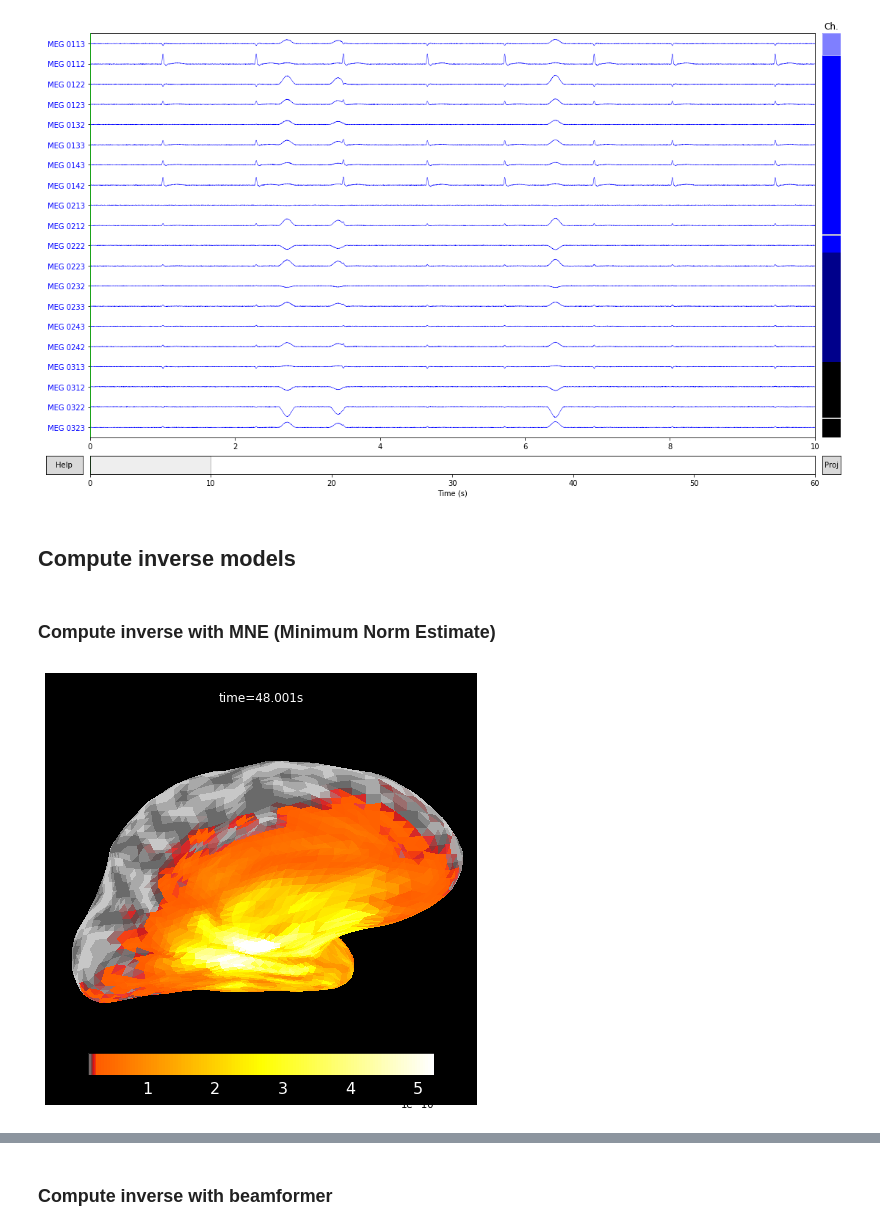
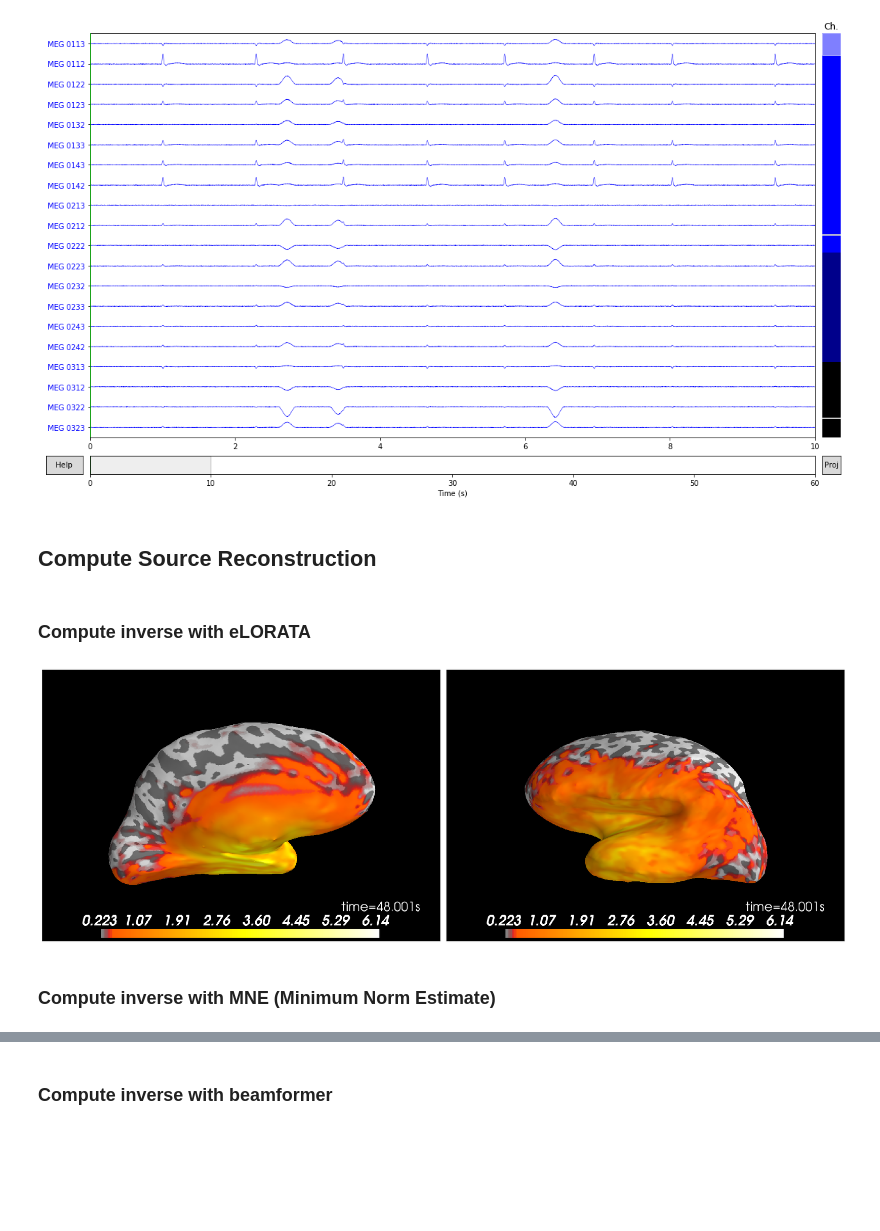
Before and after one commit to martinagvilas/deep-source, a Jupyter notebook: notebooks/MNE-pipeline_overview.ipynb, the cells around one changed output, grey strips where cells are left out. Cells and saved outputs as stored; diff of their text form; code cells hidden in the pictures; blank space fills up the shorter version.

```diff
--- a/notebooks/MNE-pipeline_overview.ipynb
+++ b/notebooks/MNE-pipeline_overview.ipynb
@@ -136,5 +160,7 @@ raw_sim.plot(title='Simulated raw data')
 # %% [output]
 [figure]
 [figure]
+# %% [markdown]
+## Compute Source Reconstruction
 # %% [markdown]
-## Compute inverse models
+### Compute inverse with eLORATA
@@ -141,3 +192,10 @@ raw_sim.plot(title='Simulated raw data')
+# %%
+img1 = mpimg.imread('stc_elo_med.png')
+img2 = mpimg.imread('stc_elo_lat.png')
+
+my_plot(img1,img2)
+# %% [output]
+[figure, added]
 # %% [markdown]
 ### Compute inverse with MNE (Minimum Norm Estimate)
 # %%
@@ -154,7 +212,14 @@ stc_mne = mne.minimum_norm.apply_inverse_raw(raw_sim, inv_mne, lambda2, method,
                                              pick_ori=None, verbose=False)
 # %%
 # Plot reconstructed signal
-stc_mne_plot = stc_mne.plot(subjects_dir=subjects_dir, initial_time=48,
-                             hemi='lh', views='med', backend='matplotlib', verbose=False)
+stc_mne_med = stc_mne.plot(subjects_dir=subjects_dir, initial_time=48,
+                             hemi='lh', views='med', verbose=False)
+
+filename_stc_mne1 = 'stc_mne_med.png'
+stc_mne_med.save_image(filename_stc_mne1)
+
+stc_mne_lat = stc_mne.plot(subjects_dir=subjects_dir, initial_time=48,
+                             hemi='lh', views='lat', verbose=False)
+
+filename_stc_mne2 = 'stc_mne_lat.png'
+stc_mne_lat.save_image(filename_stc_mne2)
-# %% [output]
-[figure, removed]
```
Also changed, not shown: parts of 12 cells of this notebook.
